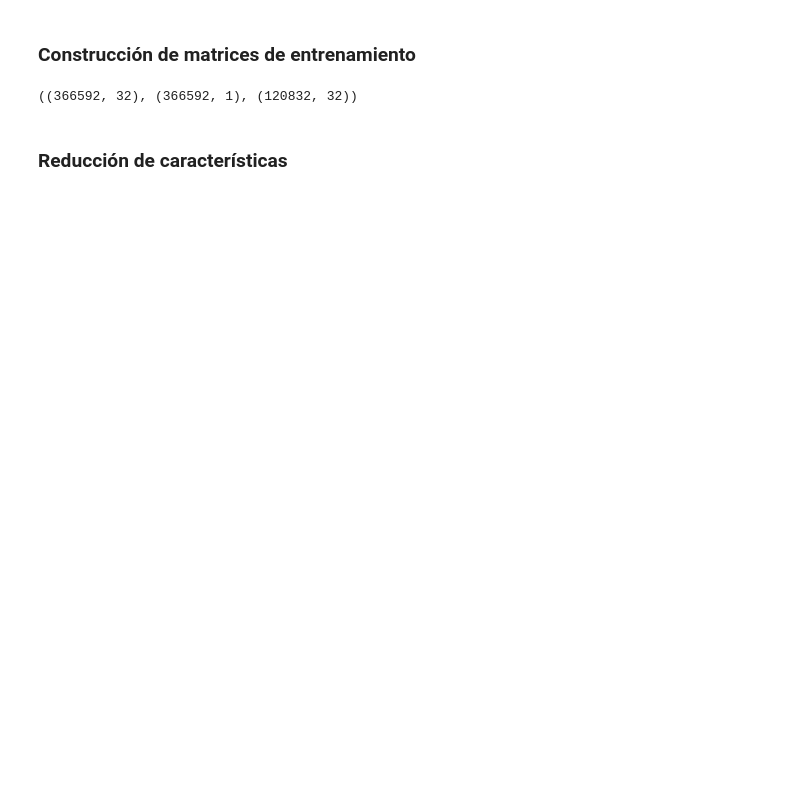
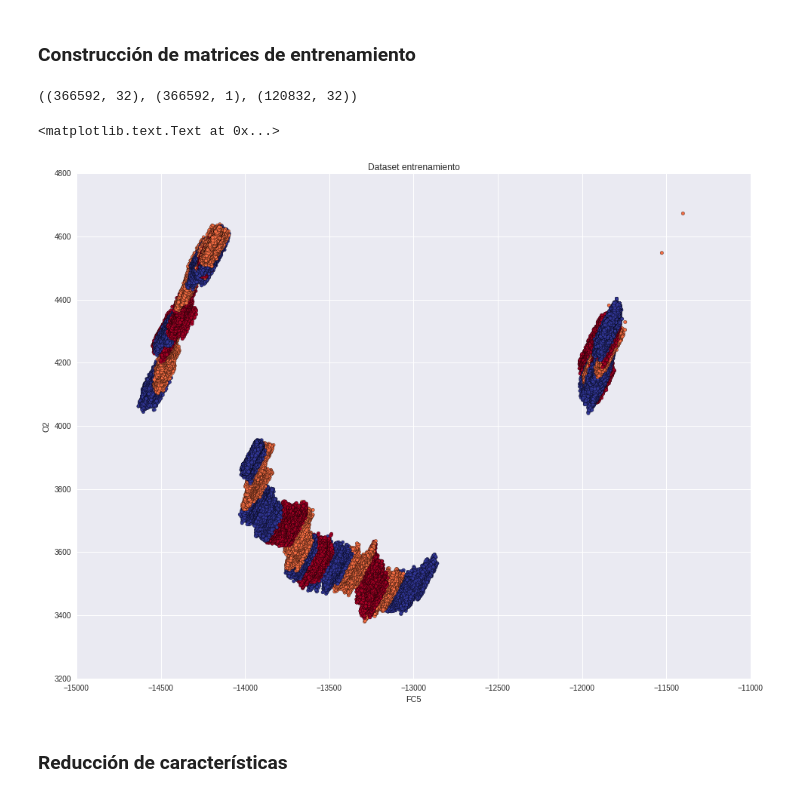
Before and after one commit to cramosu/bci_data, a Jupyter notebook: Biomedicina.ipynb, the cells around one changed output. Saved outputs shown, nothing was run; the diff lists cells and outputs as text; code cells hidden in the pictures; blank space fills up the shorter version.

```diff
--- a/Biomedicina.ipynb
+++ b/Biomedicina.ipynb
@@ -86,5 +78,16 @@ X.shape, y.shape, Xt.shape
 ((366592, 32), (366592, 1), (120832, 32))
 # %%
 y = np.ravel(y)
+# %%
+x_ind = 5
+y_ind = 16
+
+plt.scatter(X[:,x_ind], X[:,y_ind], c=np.array(y),  cmap='RdYlBu')
+plt.title('Dataset entrenamiento')
+plt.ylabel(etiquetas[y_ind])
+plt.xlabel(etiquetas[x_ind])
+# %% [output]
+<matplotlib.text.Text at 0x...>
+[figure, added]
 # %% [markdown]
 ###  Reducción de características
```
Also changed, not shown: parts of 25 cells of this notebook.
